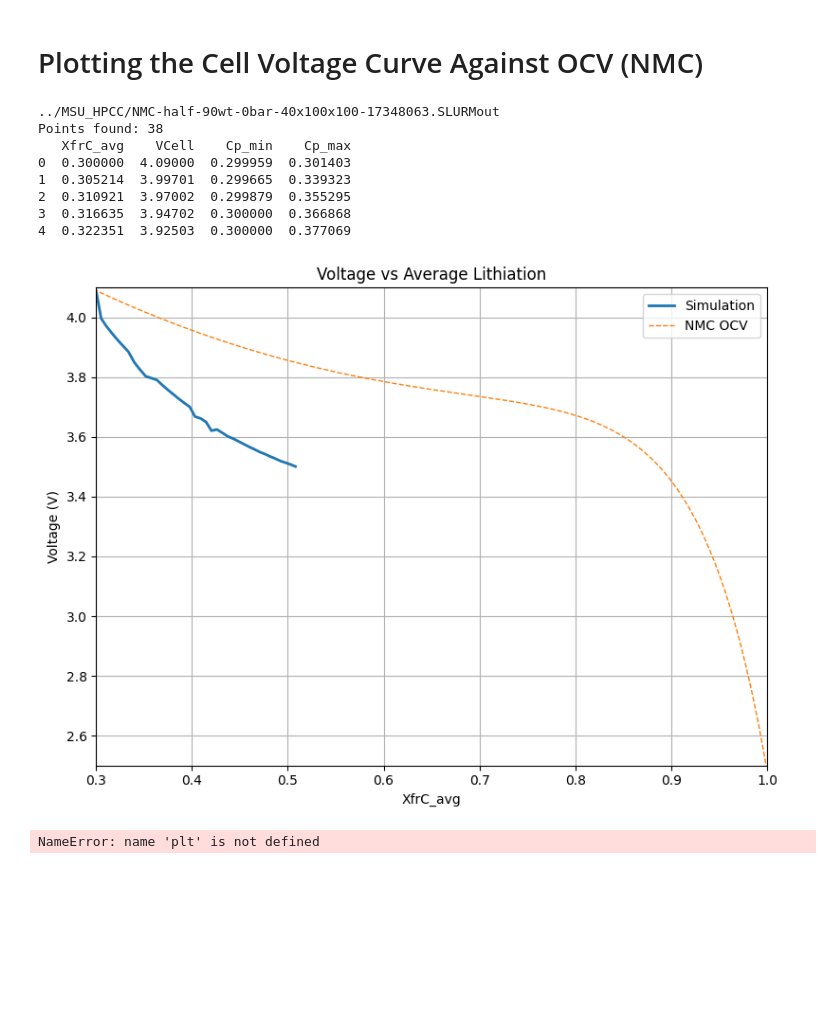
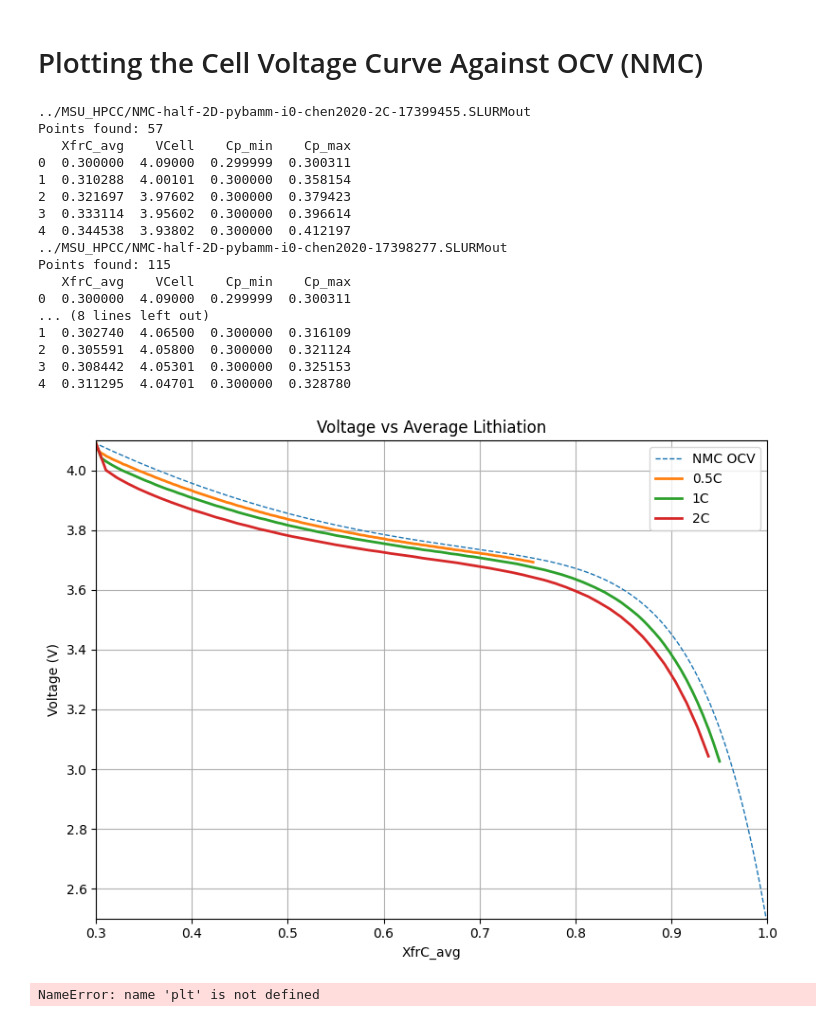
Before and after one commit to HCY-Group/BESFEM, a Jupyter notebook: plotting/OCV_CellVoltage.ipynb, the cells around one changed output. Saved outputs shown, nothing was run; the diff lists cells and outputs as text; code cells hidden in the pictures; blank space fills up the shorter version.

```diff
--- a/plotting/OCV_CellVoltage.ipynb
+++ b/plotting/OCV_CellVoltage.ipynb
@@ -158,9 +158,16 @@ def load_data(file_path):
 # ============================================================
 
 df1 = load_data(
-    "../MSU_HPCC/NMC-half-90wt-0bar-40x100x100-17348063.SLURMout"
+    "../MSU_HPCC/NMC-half-2D-pybamm-i0-chen2020-2C-17399455.SLURMout"
 )
 
+df2 = load_data(
+    "../MSU_HPCC/NMC-half-2D-pybamm-i0-chen2020-17398277.SLURMout"
+)
+
+df3 = load_data(
+    "../MSU_HPCC/NMC-half-2D-pybamm-i0-chen2020-0.5C-17399524.SLURMout"
+)
 # ============================================================
 # STEP 2: DEFINE OCV FUNCTION
 # ============================================================
@@ -177,48 +184,74 @@ c_vals = np.linspace(0.01, 1.0, 500)
 ocv_vals = ocv_function(c_vals)
 
 # Interpolated OCV at simulation points
 df1["ocv"] = ocv_function(df1["XfrC_avg"])
+df2["ocv"] = ocv_function(df2["XfrC_avg"])
+df3["ocv"] = ocv_function(df3["XfrC_avg"])
 
 # ============================================================
 # PLOT 1: VOLTAGE VS AVERAGE LITHIATION
 # ============================================================
 
 plt.figure(figsize=(8, 6))
 
 plt.plot(
-    df1["XfrC_avg"],
-    df1["VCell"],
-    linewidth=2,
-    label="Simulation"
-)
-
-plt.plot(
     c_vals,
     ocv_vals,
     "--",
     linewidth=1,
     label="NMC OCV"
 )
+
+plt.plot(
+    df3["XfrC_avg"],
+    df3["VCell"],
+    linewidth=2,
+    label="0.5C"
+)
+
+plt.plot(
+    df2["XfrC_avg"],
+    df2["VCell"],
+    linewidth=2,
+    label="1C"
+)
+
+plt.plot(
+    df1["XfrC_avg"],
+    df1["VCell"],
+    linewidth=2,
+    label="2C"
+)
+
 
 plt.xlabel("XfrC_avg")
 plt.ylabel("Voltage (V)")
 plt.xlim(0.3, 1.0)
 plt.ylim(2.5, 4.1)
 plt.title("Voltage vs Average Lithiation")
 plt.grid(True)
 plt.legend()
 plt.tight_layout()
 plt.show()
 # %% [output]
-../MSU_HPCC/NMC-half-90wt-0bar-40x100x100-17348063.SLURMout
-Points found: 38
+../MSU_HPCC/NMC-half-2D-pybamm-i0-chen2020-2C-17399455.SLURMout
+Points found: 57
    XfrC_avg    VCell    Cp_min    Cp_max
-0  0.300000  4.09000  0.299959  0.301403
-1  0.305214  3.99701  0.299665  0.339323
-2  0.310921  3.97002  0.299879  0.355295
-3  0.316635  3.94702  0.300000  0.366868
-4  0.322351  3.92503  0.300000  0.377069
+0  0.300000  4.09000  0.299999  0.300311
+1  0.310288  4.00101  0.300000  0.358154
+2  0.321697  3.97602  0.300000  0.379423
+3  0.333114  3.95602  0.300000  0.396614
+4  0.344538  3.93802  0.300000  0.412197
+../MSU_HPCC/NMC-half-2D-pybamm-i0-chen2020-17398277.SLURMout
+Points found: 115
+   XfrC_avg    VCell    Cp_min    Cp_max
+0  0.300000  4.09000  0.299999  0.300311
+... (8 lines left out)
+1  0.302740  4.06500  0.300000  0.316109
+2  0.305591  4.05800  0.300000  0.321124
+3  0.308442  4.05301  0.300000  0.325153
+4  0.311295  4.04701  0.300000  0.328780
-[figure, old version]
+[figure, new version]
 # %%
 # ============================================================
 # PUBLICATION-QUALITY SETTINGS
```
Also changed, not shown: 4 other files.
